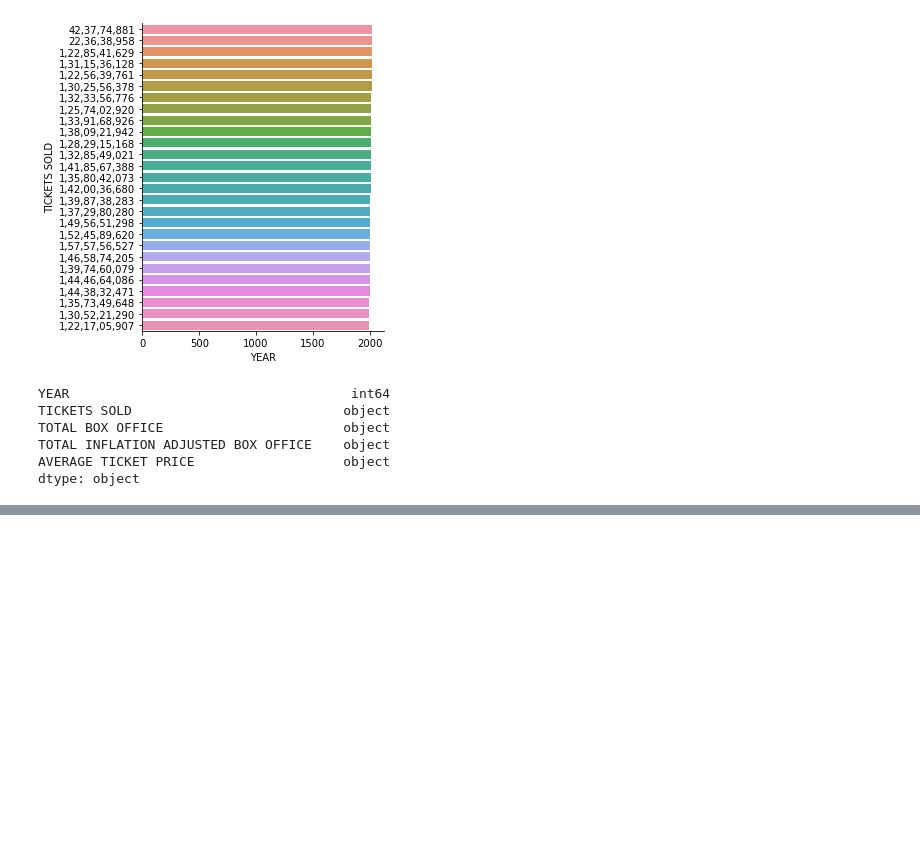
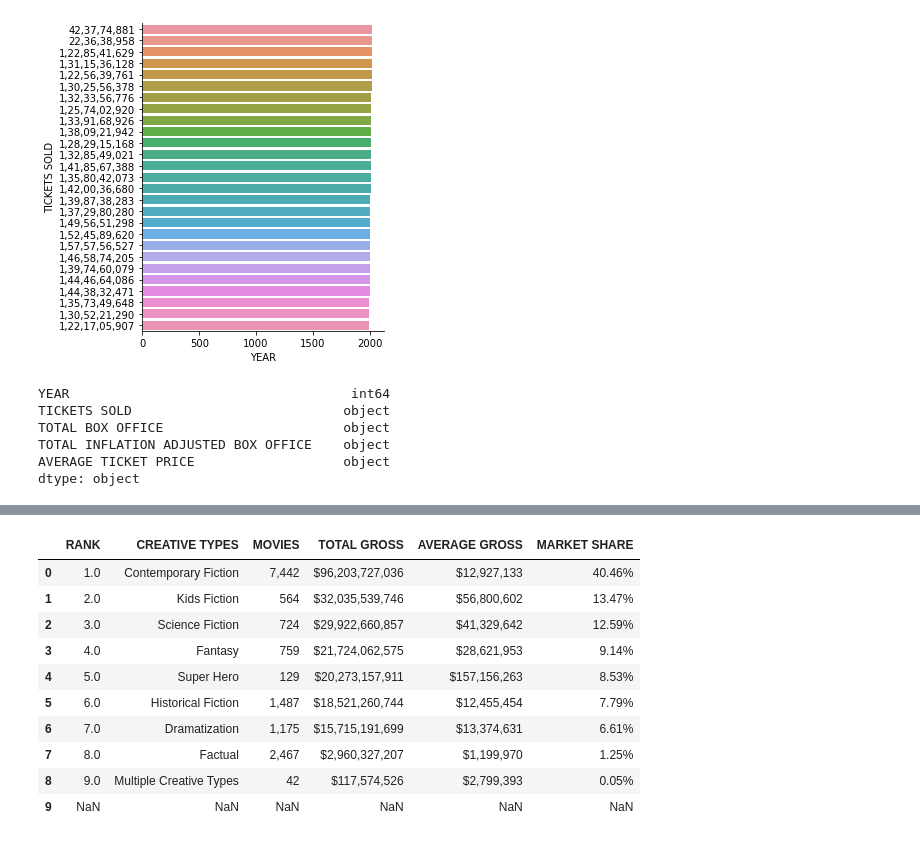
Before and after one commit to Grandi9/EDA, a Jupyter notebook: Hollywood_Movie_Data.ipynb, the cells around one changed output, grey strips where cells are left out. Saved outputs shown, nothing was run; the diff lists cells and outputs as text; code cells hidden in the pictures; blank space fills up the shorter version.

```diff
--- a/Hollywood_Movie_Data.ipynb
+++ b/Hollywood_Movie_Data.ipynb
@@ -97,0 +102,14 @@ plt.grid(True)
+# %%
+df_PopularCreativeTypes
+# %% [output]
+|  | RANK | CREATIVE TYPES | MOVIES | TOTAL GROSS | AVERAGE GROSS | MARKET SHARE |
+| 0 | 1.0 | Contemporary Fiction | 7,442 | $96,203,727,036 | $12,927,133 | 40.46% |
+| 1 | 2.0 | Kids Fiction | 564 | $32,035,539,746 | $56,800,602 | 13.47% |
+| 2 | 3.0 | Science Fiction | 724 | $29,922,660,857 | $41,329,642 | 12.59% |
+| 3 | 4.0 | Fantasy | 759 | $21,724,062,575 | $28,621,953 | 9.14% |
+| 4 | 5.0 | Super Hero | 129 | $20,273,157,911 | $157,156,263 | 8.53% |
+| 5 | 6.0 | Historical Fiction | 1,487 | $18,521,260,744 | $12,455,454 | 7.79% |
+| 6 | 7.0 | Dramatization | 1,175 | $15,715,191,699 | $13,374,631 | 6.61% |
+| 7 | 8.0 | Factual | 2,467 | $2,960,327,207 | $1,199,970 | 1.25% |
+| 8 | 9.0 | Multiple Creative Types | 42 | $117,574,526 | $2,799,393 | 0.05% |
+| 9 | NaN | NaN | NaN | NaN | NaN | NaN |
```
Also changed, not shown: parts of 22 cells of this notebook.
